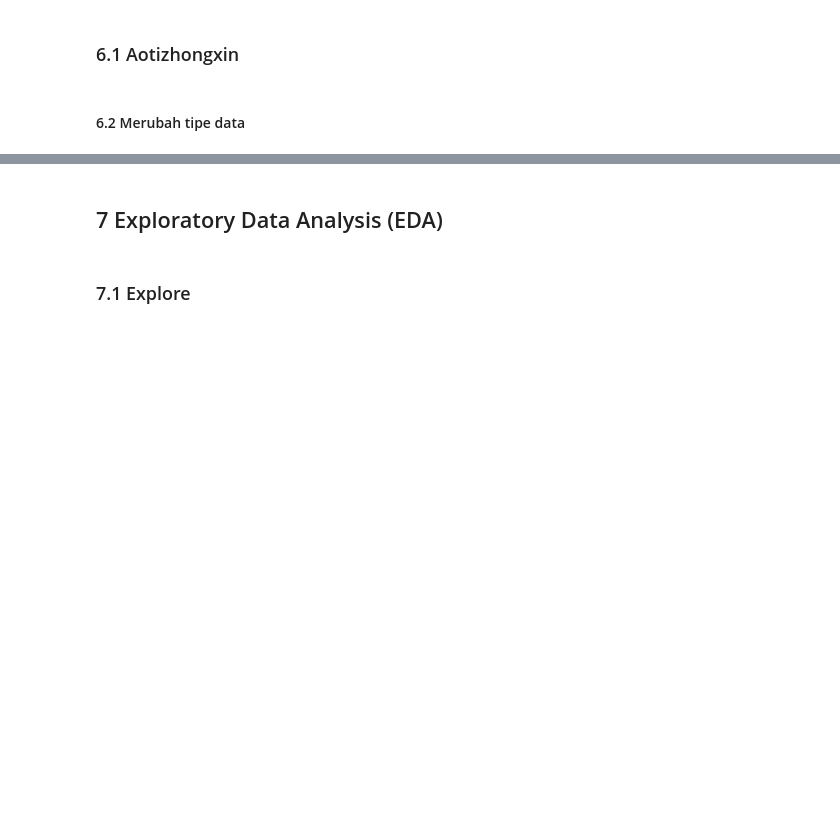
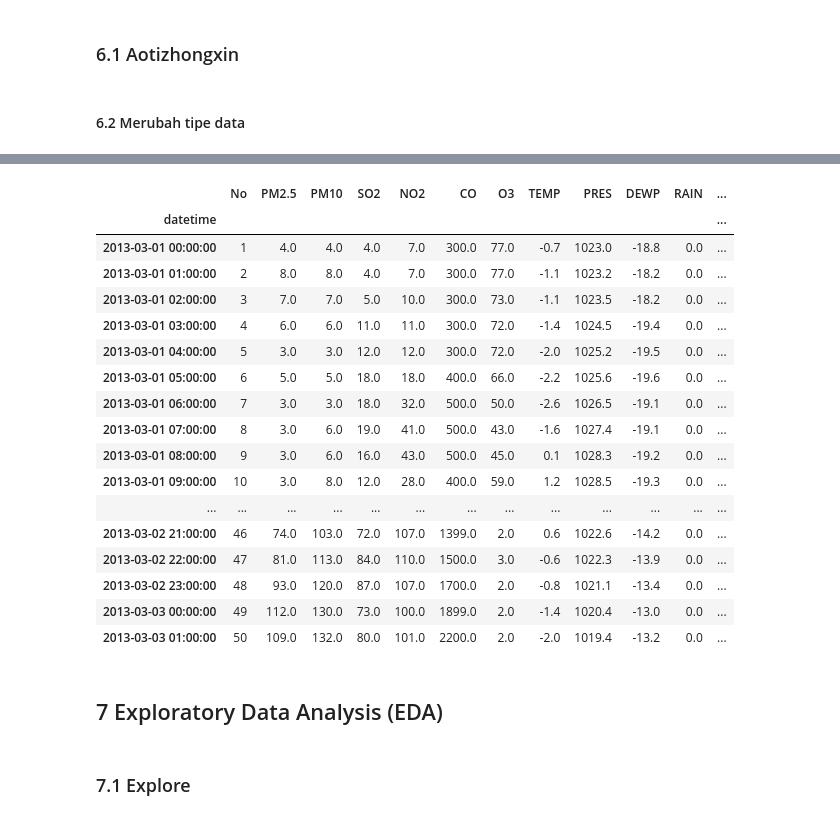
Before and after one commit to Wlnfadhil/Analisa-Data-Air-Quality-Control, a Jupyter notebook: submission/notebook.ipynb, the cells around one changed output, grey strips where cells are left out. Saved outputs shown, nothing was run; the diff lists cells and outputs as text; code cells hidden in the pictures; blank space fills up the shorter version.

```diff
--- a/submission/notebook.ipynb
+++ b/submission/notebook.ipynb
@@ -296,0 +560,2 @@ memory usage: 4.8+ MB
+# %%
+aotizhongxin_df['station'] = aotizhongxin_df['station'].astype('category')
@@ -296,0 +564,8 @@ memory usage: 4.8+ MB
+# %%
+pollutants = ['PM2.5', 'PM10', 'SO2', 'NO2', 'CO', 'O3']
+aotizhongxin_df[pollutants] = aotizhongxin_df[pollutants].interpolate(method='time')
+# %%
+meteorological = ['TEMP', 'PRES', 'DEWP', 'RAIN']
+aotizhongxin_df[meteorological] = aotizhongxin_df[meteorological].interpolate(method='linear')
+# %%
+aotizhongxin_df['wd'] = aotizhongxin_df['wd'].fillna(method='ffill')
@@ -297,3 +590,24 @@ memory usage: 4.8+ MB
+# %%
+aotizhongxin_df.head(50)
+# %% [output]
+|  | No | PM2.5 | PM10 | SO2 | NO2 | CO | O3 | TEMP | PRES | DEWP | RAIN | ... |
+| datetime |  |  |  |  |  |  |  |  |  |  |  | ... |
+| 2013-03-01 00:00:00 | 1 | 4.0 | 4.0 | 4.0 | 7.0 | 300.0 | 77.0 | -0.7 | 1023.0 | -18.8 | 0.0 | ... |
+| 2013-03-01 01:00:00 | 2 | 8.0 | 8.0 | 4.0 | 7.0 | 300.0 | 77.0 | -1.1 | 1023.2 | -18.2 | 0.0 | ... |
+| 2013-03-01 02:00:00 | 3 | 7.0 | 7.0 | 5.0 | 10.0 | 300.0 | 73.0 | -1.1 | 1023.5 | -18.2 | 0.0 | ... |
+| 2013-03-01 03:00:00 | 4 | 6.0 | 6.0 | 11.0 | 11.0 | 300.0 | 72.0 | -1.4 | 1024.5 | -19.4 | 0.0 | ... |
+| 2013-03-01 04:00:00 | 5 | 3.0 | 3.0 | 12.0 | 12.0 | 300.0 | 72.0 | -2.0 | 1025.2 | -19.5 | 0.0 | ... |
+| 2013-03-01 05:00:00 | 6 | 5.0 | 5.0 | 18.0 | 18.0 | 400.0 | 66.0 | -2.2 | 1025.6 | -19.6 | 0.0 | ... |
+| 2013-03-01 06:00:00 | 7 | 3.0 | 3.0 | 18.0 | 32.0 | 500.0 | 50.0 | -2.6 | 1026.5 | -19.1 | 0.0 | ... |
+| 2013-03-01 07:00:00 | 8 | 3.0 | 6.0 | 19.0 | 41.0 | 500.0 | 43.0 | -1.6 | 1027.4 | -19.1 | 0.0 | ... |
+| 2013-03-01 08:00:00 | 9 | 3.0 | 6.0 | 16.0 | 43.0 | 500.0 | 45.0 | 0.1 | 1028.3 | -19.2 | 0.0 | ... |
+| 2013-03-01 09:00:00 | 10 | 3.0 | 8.0 | 12.0 | 28.0 | 400.0 | 59.0 | 1.2 | 1028.5 | -19.3 | 0.0 | ... |
+| ... | ... | ... | ... | ... | ... | ... | ... | ... | ... | ... | ... | ... |
+| 2013-03-02 21:00:00 | 46 | 74.0 | 103.0 | 72.0 | 107.0 | 1399.0 | 2.0 | 0.6 | 1022.6 | -14.2 | 0.0 | ... |
+| 2013-03-02 22:00:00 | 47 | 81.0 | 113.0 | 84.0 | 110.0 | 1500.0 | 3.0 | -0.6 | 1022.3 | -13.9 | 0.0 | ... |
+| 2013-03-02 23:00:00 | 48 | 93.0 | 120.0 | 87.0 | 107.0 | 1700.0 | 2.0 | -0.8 | 1021.1 | -13.4 | 0.0 | ... |
+| 2013-03-03 00:00:00 | 49 | 112.0 | 130.0 | 73.0 | 100.0 | 1899.0 | 2.0 | -1.4 | 1020.4 | -13.0 | 0.0 | ... |
+| 2013-03-03 01:00:00 | 50 | 109.0 | 132.0 | 80.0 | 101.0 | 2200.0 | 2.0 | -2.0 | 1019.4 | -13.2 | 0.0 | ... |
 # %% [markdown]
 ## 7 Exploratory Data Analysis (EDA)
 # %% [markdown]
```
Also changed, not shown: parts of 22 cells of this notebook.
